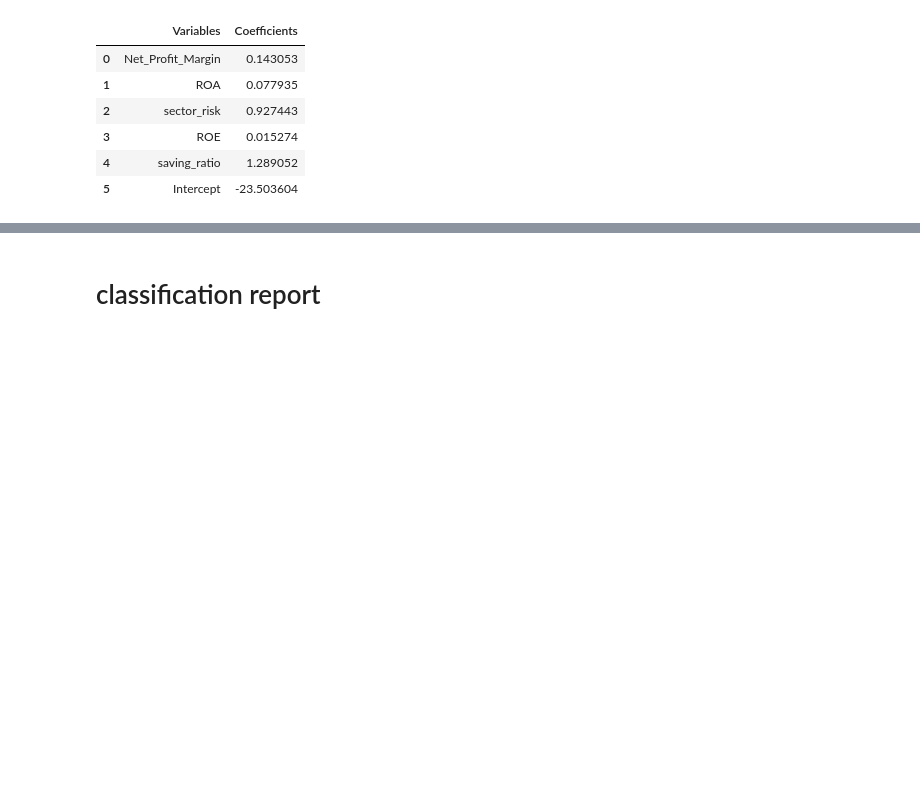
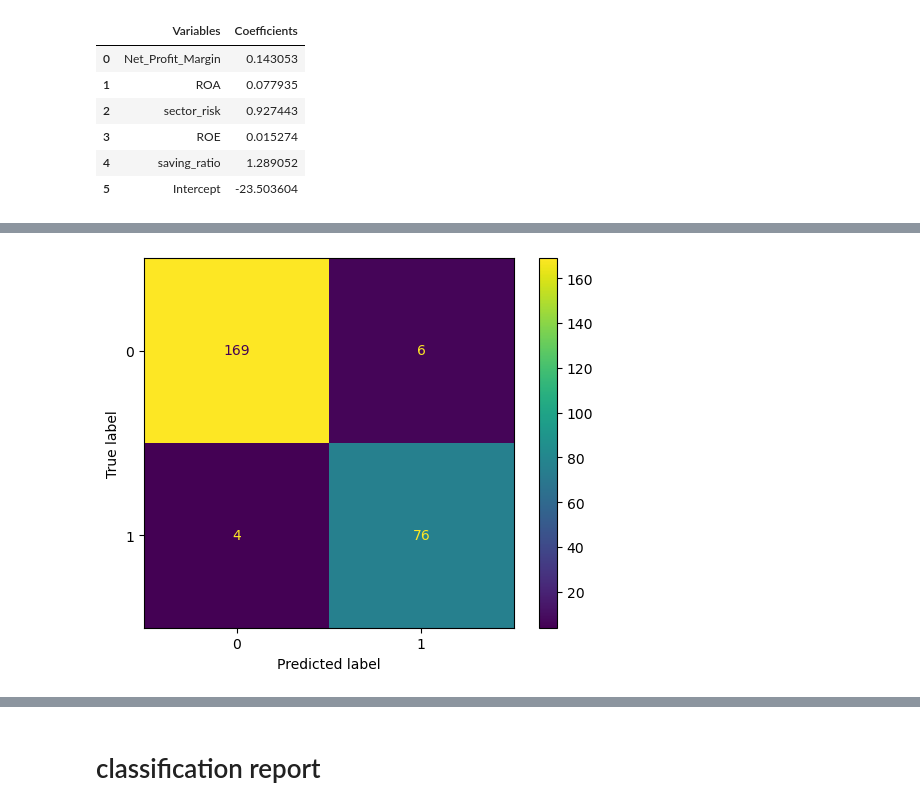
Before and after one commit to siddharthajha26/Credit_Risk_Scoring_MSME_Project, a Jupyter notebook: Python_Code/Part2_DataSplit_Feature_Eng.ipynb, the cells around one changed output, grey strips where cells are left out. Saved outputs shown, nothing was run; the diff lists cells and outputs as text; code cells hidden in the pictures; blank space fills up the shorter version.

```diff
--- a/Python_Code/Part2_DataSplit_Feature_Eng.ipynb
+++ b/Python_Code/Part2_DataSplit_Feature_Eng.ipynb
@@ -754,3 +753,6 @@ X = test_data_logistic[features]
 y = test_data_logistic["default_flag"]
 # %%
 model_test=model.fit(X,y)
+# %%
+test_data_logistic['PD_logistic_pred'] = model.predict(test_data_logistic[features])
+test_data_logistic['PD_logistic_pred']
@@ -840,0 +901,12 @@ Coefficients & Intercepts DataFrame
+# %%
+actual = test_data_logistic["default_flag"]
+predicted = test_data_logistic['PD_logistic_pred']
+
+confusion_matrix = metrics.confusion_matrix(actual, predicted)
+
+cm_display = metrics.ConfusionMatrixDisplay(confusion_matrix = confusion_matrix, display_labels = [0, 1])
+
+cm_display.plot()
+plt.show()
+# %% [output]
+[figure, added]
```
Also changed, not shown: parts of 42 cells of this notebook.
